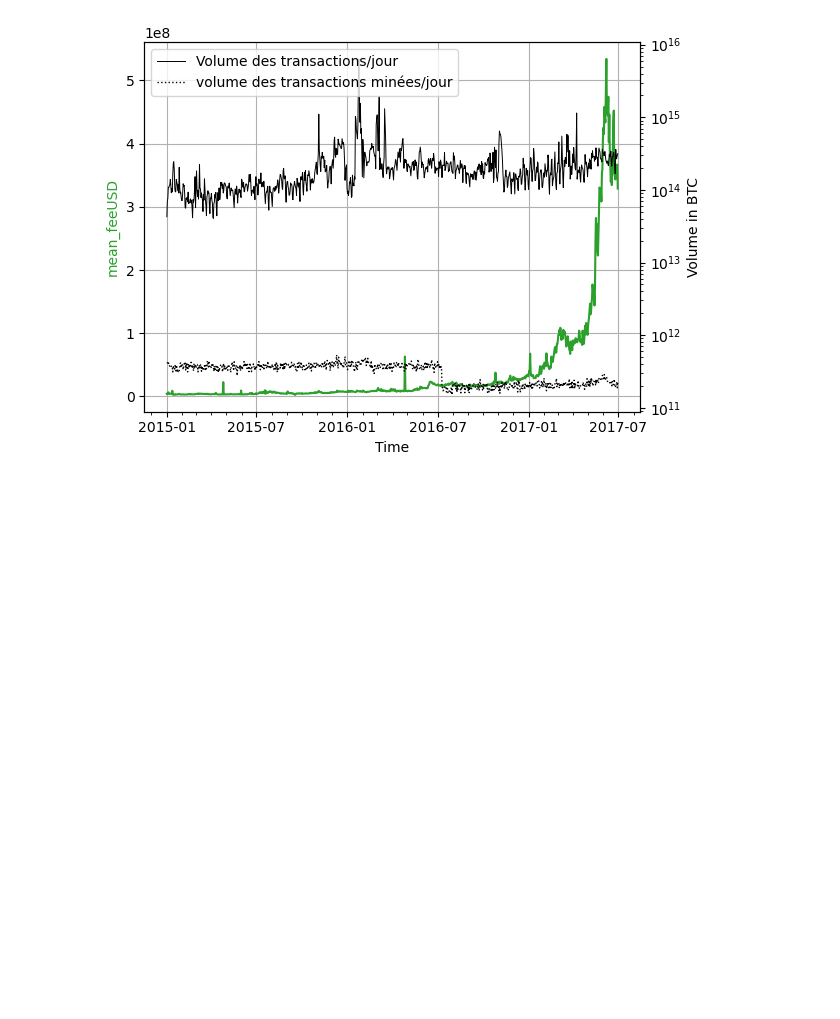
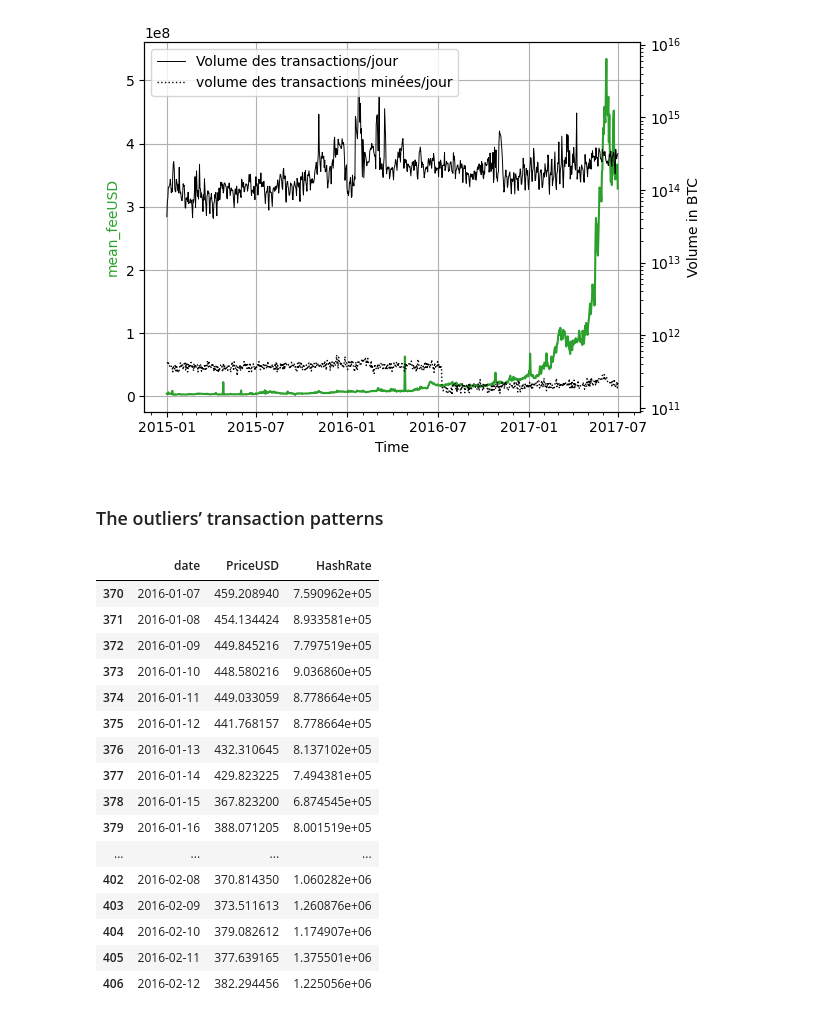
Before and after one commit to trsdimi/big-data, a Jupyter notebook: main.ipynb, the cells around one changed output. Cells and saved outputs as stored; diff of their text form; code cells hidden in the pictures; blank space fills up the shorter version.

```diff
--- a/main.ipynb
+++ b/main.ipynb
@@ -397,3 +398,30 @@ plt.legend(loc='upper left')
 # %% [output]
 <matplotlib.legend.Legend at 0x...>
 [figure]
+# %% [markdown]
+### The outliers’ transaction patterns
+# %%
+# get sub frame
+start_date = datetime.strptime('2016-01-06', '%Y-%m-%d')
+end_date = datetime.strptime('2016-02-12', '%Y-%m-%d')
+global_data_january = global_data.loc[(global_data['date'] > start_date) & (global_data['date'] < end_date)]
+external_data_january = external_data.loc[(external_data['date'] > start_date) & (global_data['date'] < end_date)]
+external_data_january
+# %% [output]
+|  | date | PriceUSD | HashRate |
+| 370 | 2016-01-07 | 459.208940 | 7.590962e+05 |
+| 371 | 2016-01-08 | 454.134424 | 8.933581e+05 |
+| 372 | 2016-01-09 | 449.845216 | 7.797519e+05 |
+| 373 | 2016-01-10 | 448.580216 | 9.036860e+05 |
+| 374 | 2016-01-11 | 449.033059 | 8.778664e+05 |
+| 375 | 2016-01-12 | 441.768157 | 8.778664e+05 |
+| 376 | 2016-01-13 | 432.310645 | 8.137102e+05 |
+| 377 | 2016-01-14 | 429.823225 | 7.494381e+05 |
+| 378 | 2016-01-15 | 367.823200 | 6.874545e+05 |
+| 379 | 2016-01-16 | 388.071205 | 8.001519e+05 |
+| ... | ... | ... | ... |
+| 402 | 2016-02-08 | 370.814350 | 1.060282e+06 |
+| 403 | 2016-02-09 | 373.511613 | 1.260876e+06 |
+| 404 | 2016-02-10 | 379.082612 | 1.174907e+06 |
+| 405 | 2016-02-11 | 377.639165 | 1.375501e+06 |
+| 406 | 2016-02-12 | 382.294456 | 1.225056e+06 |
```
Also changed, not shown: parts of 3 cells of this notebook.
